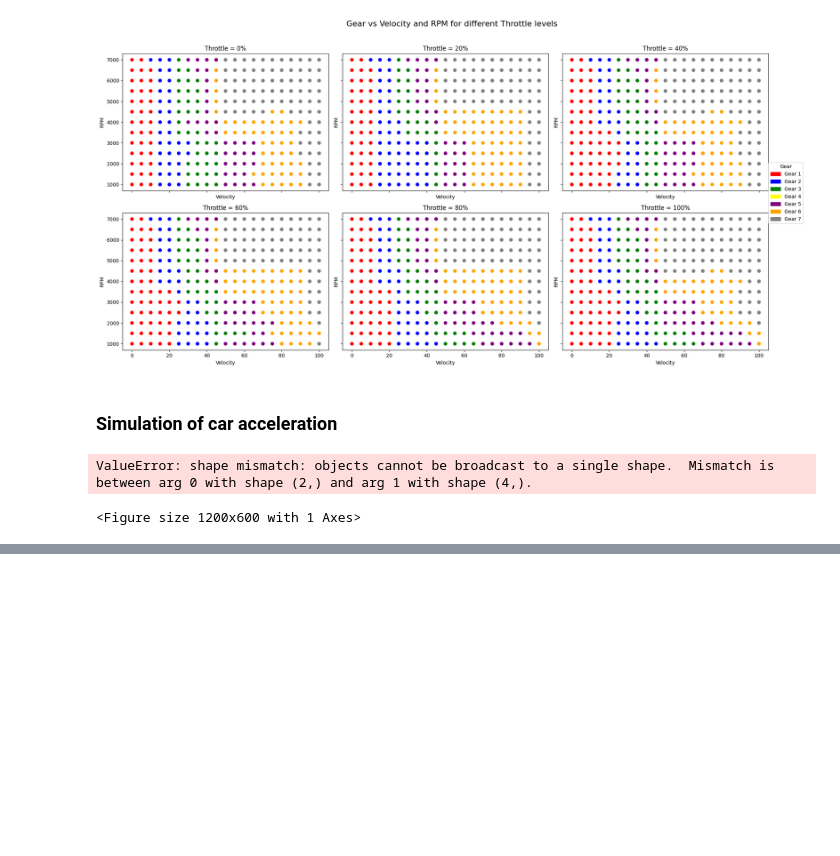
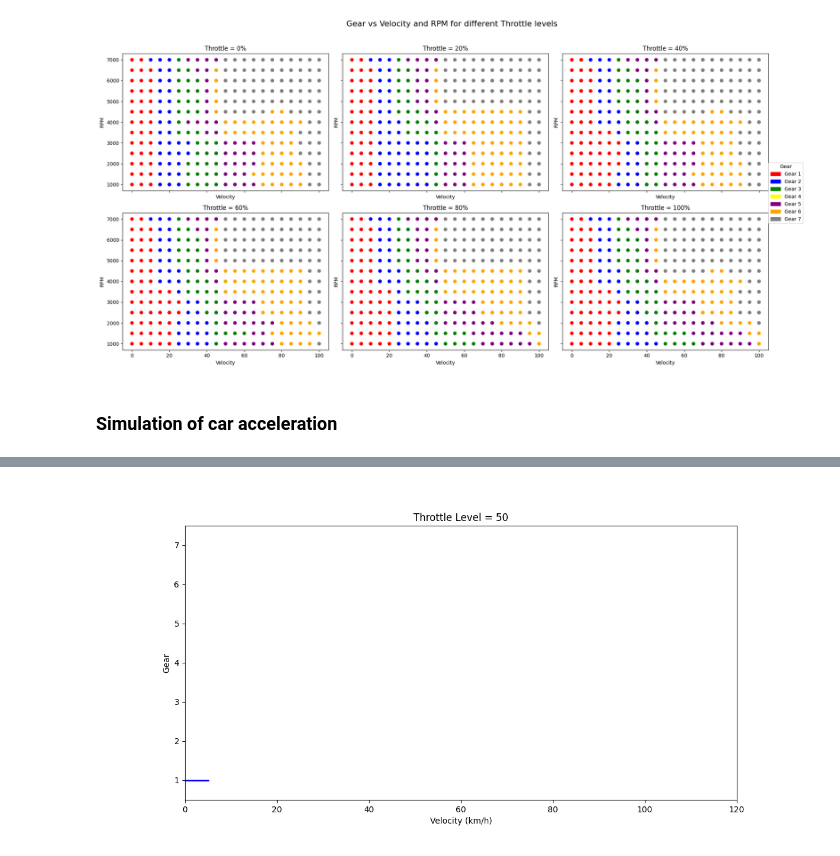
Before and after one commit to bartlomiejkozka/Gear-shift-FuzzyLogic, a Jupyter notebook: test-visualization/car_gear_shift_simulation.ipynb, the cells around one changed output, grey strips where cells are left out. Drawn from its saved outputs; the diff is of its cells as text; code cells hidden in the pictures; blank space fills up the shorter version.

Commit message:
feat: Add minor visualization

```diff
--- a/test-visualization/car_gear_shift_simulation.ipynb
+++ b/test-visualization/car_gear_shift_simulation.ipynb
@@ -168,27 +168,21 @@ plt.show()
 # %% [markdown]
 ### Simulation of car acceleration
 # %%
-
-# Constants
 Th = 50
 velo_gen = (v for v in range(0, 120, 5))
-rpm_step = round(120 / (5 * 7))
-rpm_gen = (r for r in range(0, 8000, rpm_step))
+rpm_step = round(8000/(24/5))
+rpm_gen = (r for r in range(2000, 8000, rpm_step))
 
-# Setup plot
 fig, ax = plt.subplots(figsize=(12, 6))
-line, = ax.plot([], [], lw=2)
+line, = ax.plot([], [], lw=2, color='blue')
 ax.set_xlim(0, 120)
 ax.set_ylim(0.5, 7.5)
 ax.set_xlabel("Velocity (km/h)")
 ax.set_ylabel("Gear")
 ax.set_title(f"Throttle Level = {Th}")
 
-# State
 x_data = []
 y_data = []
-
-# Wrap rpm_gen in a container so we can reassign inside update()
 state = {
     'velo_gen': velo_gen,
     'rpm_gen': rpm_gen,
@@ -198,24 +192,26 @@ def update(frame):
     try:
         v = next(state['velo_gen'])
     except StopIteration:
-        return line,  # Stop when velocity ends
+        return line
 
     try:
         r = next(state['rpm_gen'])
     except StopIteration:
-        state['rpm_gen'] = (r for r in range(0, 8000, rpm_step))  # reset
+        state['rpm_gen'] = (r for r in range(0, 8000, rpm_step))
         r = next(state['rpm_gen'])
 
-    g = GearShift(v, r, Th)
+    g = GearShift(v, r, Th)[1]
 
     x_data.append(v)
     y_data.append(g)
 
     line.set_data(x_data, y_data)
-    return line,
+    return line
 
-ani = anim.FuncAnimation(fig, update, frames=range(0, 120, 5), interval=300, blit=True)
+ani = anim.FuncAnimation(fig, update, frames=24, interval=30)
 plt.show()
+
+ani.save("animation.gif", writer='pillow')
+from IPython.display import Image
+Image("animation.gif")
 # %% [output]
-ValueError: shape mismatch: objects cannot be broadcast to a single shape.  Mismatch is between arg 0 with shape (2,) and arg 1 with shape (4,).
-<Figure size 1200x600 with 1 Axes>
@@ -221,0 +220 @@ ValueError: shape mismatch: objects cannot be broadcast to a single shape.  Mism
+[figure, added]
```
Also changed, not shown: parts of 1 cell of this notebook, 2 other files.
